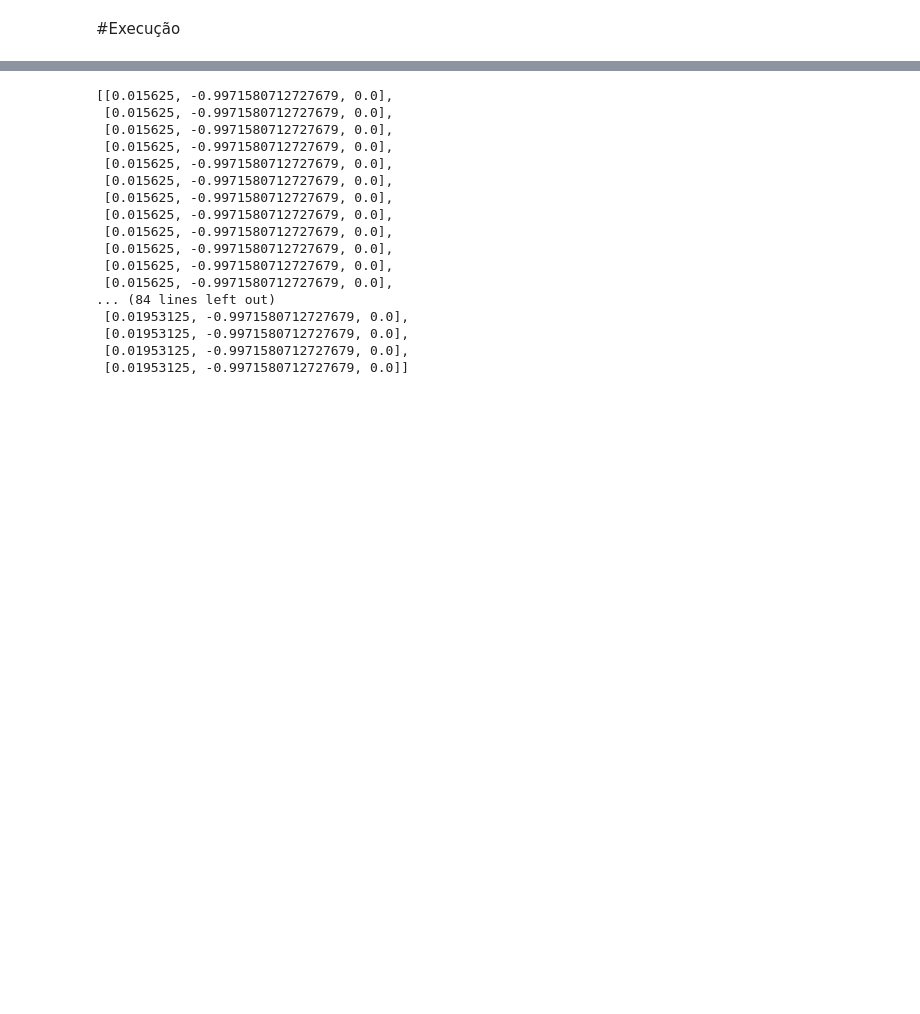
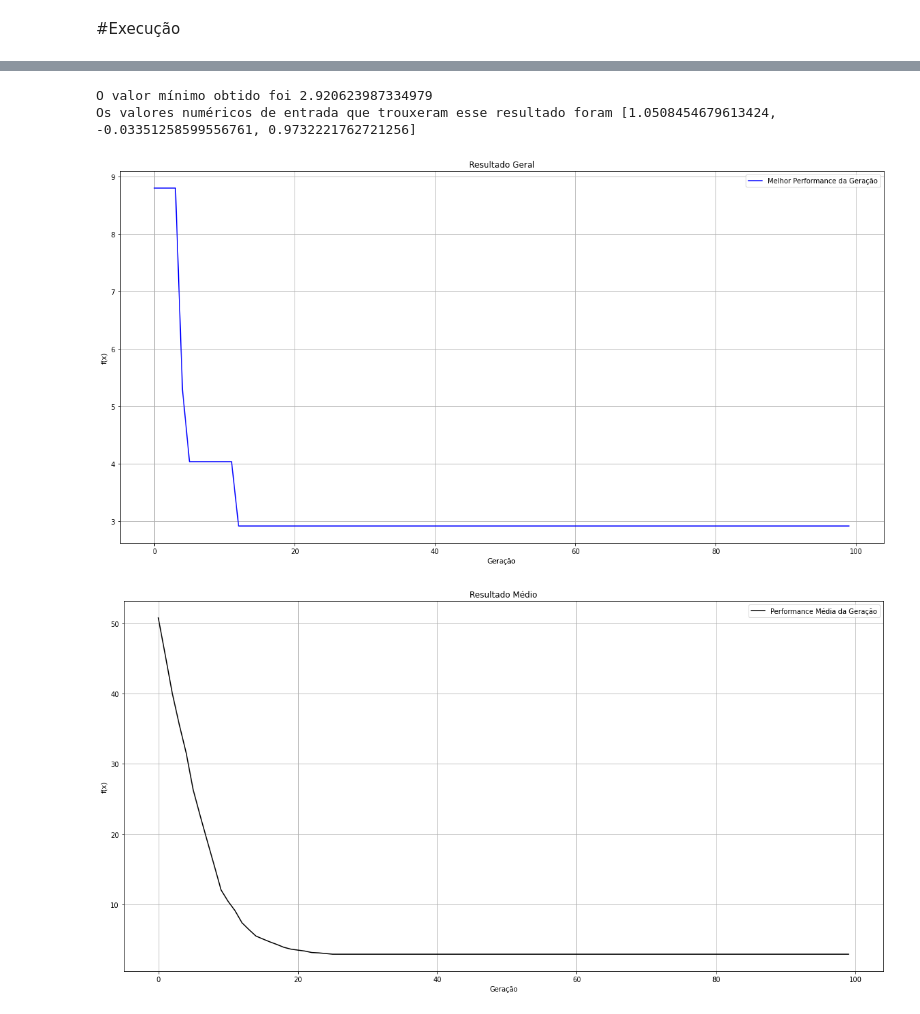
Before and after one commit to gilvandrocesardemedeiros/DCA_UFRN_IA, a Jupyter notebook: Unidade_3/IA_GA.ipynb, the cells around one changed output, grey strips where cells are left out. Cells and saved outputs as stored; diff of their text form; code cells hidden in the pictures; blank space fills up the shorter version.

```diff
--- a/Unidade_3/IA_GA.ipynb
+++ b/Unidade_3/IA_GA.ipynb
@@ -320,20 +360,18 @@ Wall time: 523 ms
-# %%
-popu
-# %% [output]
-[[0.015625, -0.9971580712727679, 0.0],
- [0.015625, -0.9971580712727679, 0.0],
- [0.015625, -0.9971580712727679, 0.0],
- [0.015625, -0.9971580712727679, 0.0],
- [0.015625, -0.9971580712727679, 0.0],
- [0.015625, -0.9971580712727679, 0.0],
- [0.015625, -0.9971580712727679, 0.0],
- [0.015625, -0.9971580712727679, 0.0],
- [0.015625, -0.9971580712727679, 0.0],
- [0.015625, -0.9971580712727679, 0.0],
- [0.015625, -0.9971580712727679, 0.0],
- [0.015625, -0.9971580712727679, 0.0],
-... (84 lines left out)
- [0.01953125, -0.9971580712727679, 0.0],
- [0.01953125, -0.9971580712727679, 0.0],
- [0.01953125, -0.9971580712727679, 0.0],
- [0.01953125, -0.9971580712727679, 0.0]]
+# %%
+#Teste 2
+%%time
+qnt_populacao = 500
+selecao = 'roleta'
+taxa_cruz = 0.1
+taxa_mut = 0.1
+taxa_elit = 0.1
+
+seed = 42
+n_geracoes = 100
+tam_bin = 10
+popu = algoGenetico(qnt_populacao,seed,n_geracoes,taxa_elit,selecao,taxa_cruz,taxa_mut,tam_bin)
+# %% [output]
+O valor mínimo obtido foi 2.920623987334979
+Os valores numéricos de entrada que trouxeram esse resultado foram [1.0508454679613424, -0.03351258599556761, 0.9732221762721256]
+[figure, added]
+[figure, added]
```
Also changed, not shown: parts of 28 cells of this notebook.
